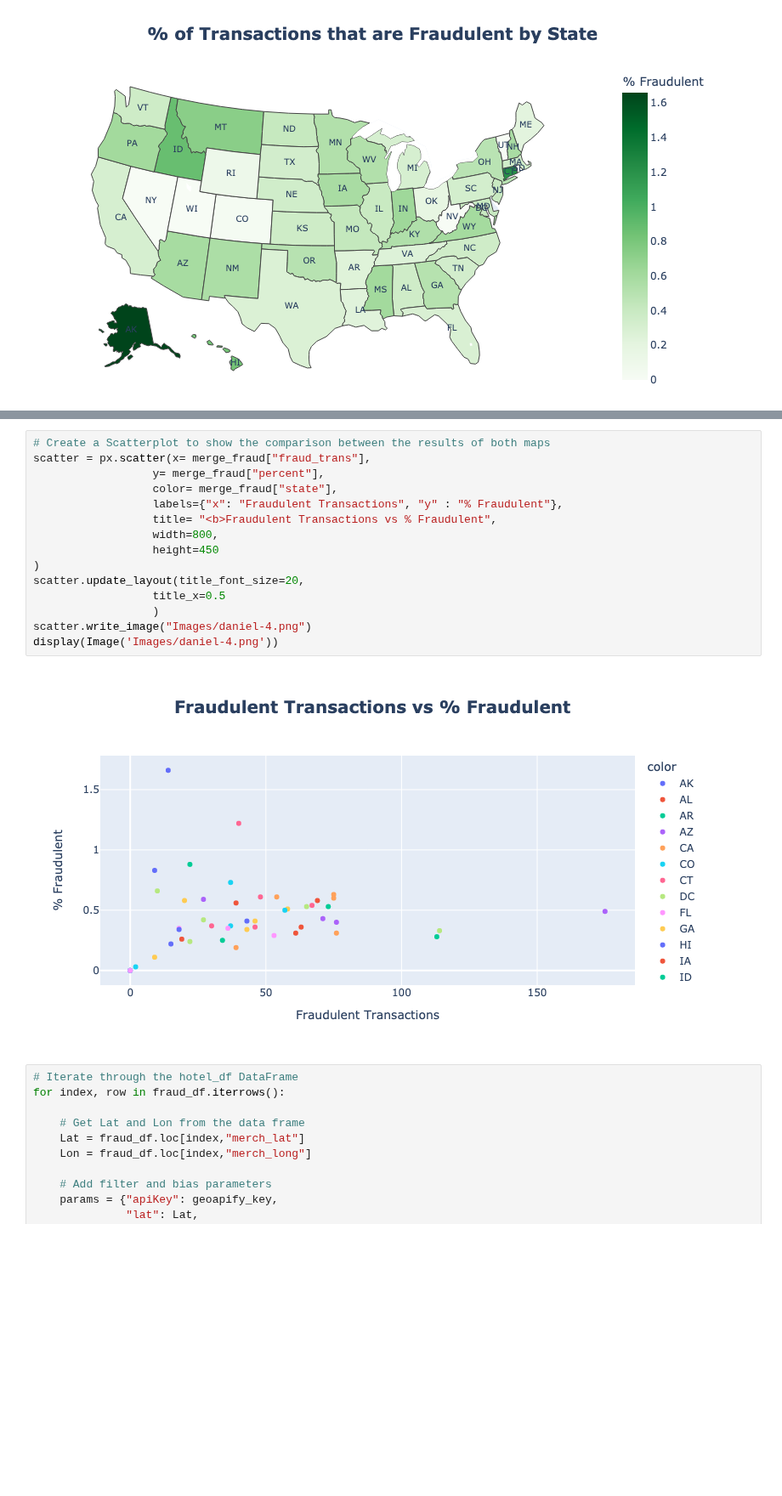
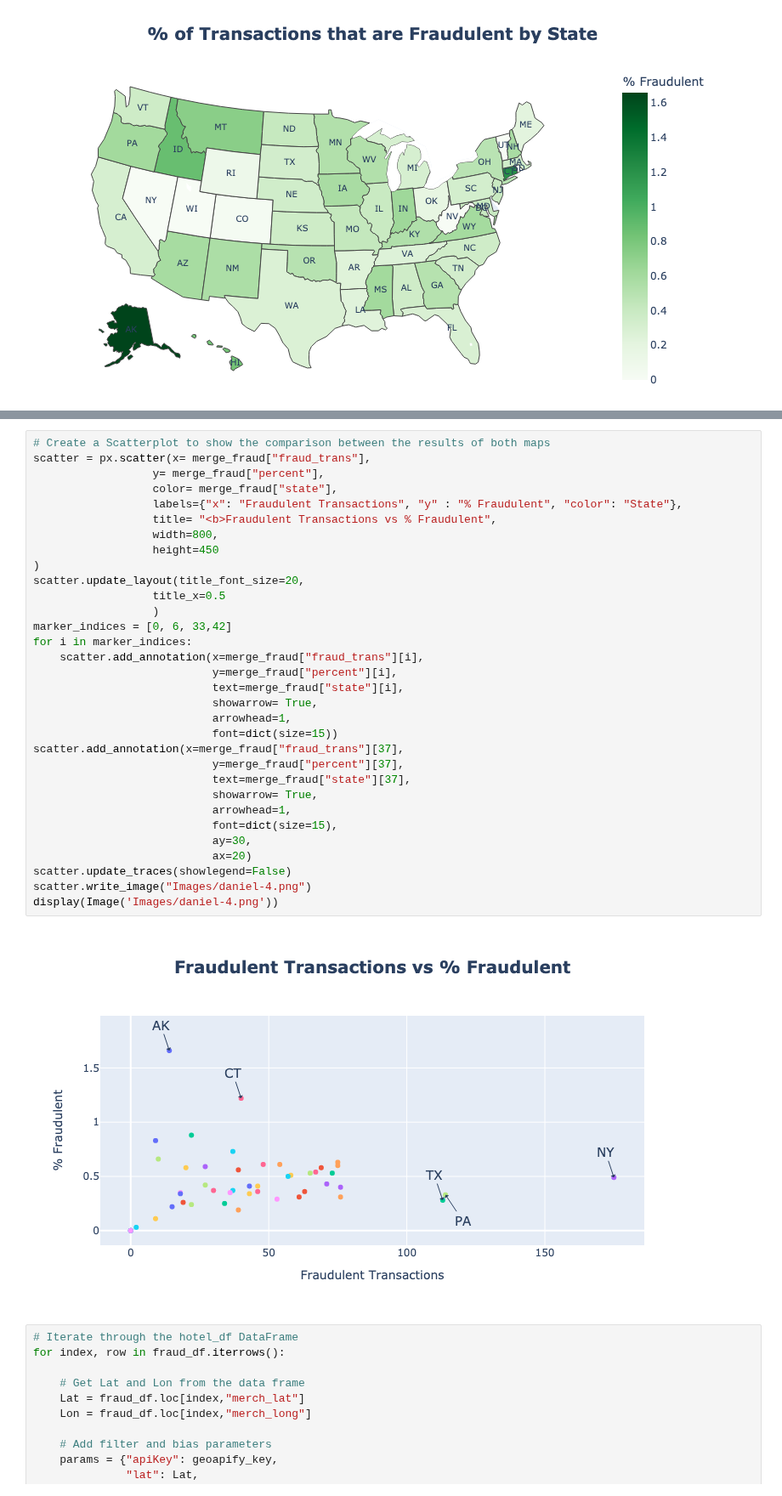
Before and after one commit to Mohammed-a-ali01/Project-1, a Jupyter notebook: locanalysis.ipynb, the cells around one changed output, grey strips where cells are left out. Shown at 85% size. Cells and saved outputs as stored; diff of their text form; blank space fills up the shorter version.

```diff
--- a/locanalysis.ipynb
+++ b/locanalysis.ipynb
@@ -122,20 +141,37 @@ display(Image('Images/daniel-3.png'))
 # %%
 # Create a Scatterplot to show the comparison between the results of both maps
 scatter = px.scatter(x= merge_fraud["fraud_trans"],
                   y= merge_fraud["percent"],
                   color= merge_fraud["state"],
-                  labels={"x": "Fraudulent Transactions", "y" : "% Fraudulent"},
+                  labels={"x": "Fraudulent Transactions", "y" : "% Fraudulent", "color": "State"},
                   title= "<b>Fraudulent Transactions vs % Fraudulent",
                   width=800,
                   height=450
 )
 scatter.update_layout(title_font_size=20,
                   title_x=0.5
                   )
+marker_indices = [0, 6, 33,42]
+for i in marker_indices:
+    scatter.add_annotation(x=merge_fraud["fraud_trans"][i],
+                           y=merge_fraud["percent"][i],
+                           text=merge_fraud["state"][i],
+                           showarrow= True,
+                           arrowhead=1,
+                           font=dict(size=15))
+scatter.add_annotation(x=merge_fraud["fraud_trans"][37],
+                           y=merge_fraud["percent"][37],
+                           text=merge_fraud["state"][37],
+                           showarrow= True,
+                           arrowhead=1,
+                           font=dict(size=15),
+                           ay=30,
+                           ax=20)
+scatter.update_traces(showlegend=False)
 scatter.write_image("Images/daniel-4.png")
 display(Image('Images/daniel-4.png'))
 # %% [output]
-[figure, old version]
+[figure, new version]
 # %%
 # Iterate through the hotel_df DataFrame
 for index, row in fraud_df.iterrows():
```
Also changed, not shown: parts of 2 cells of this notebook, 2 other files.
